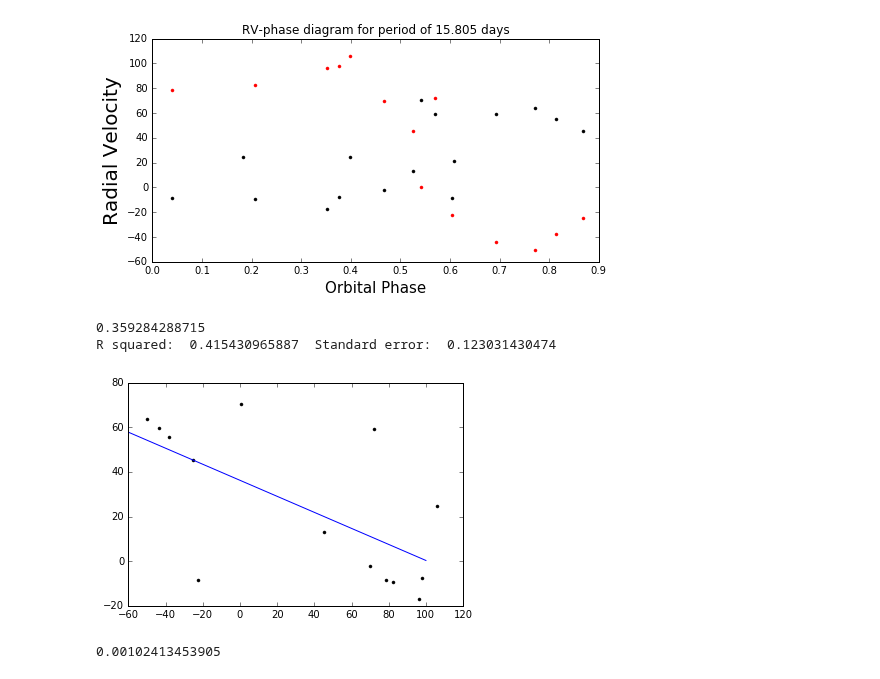
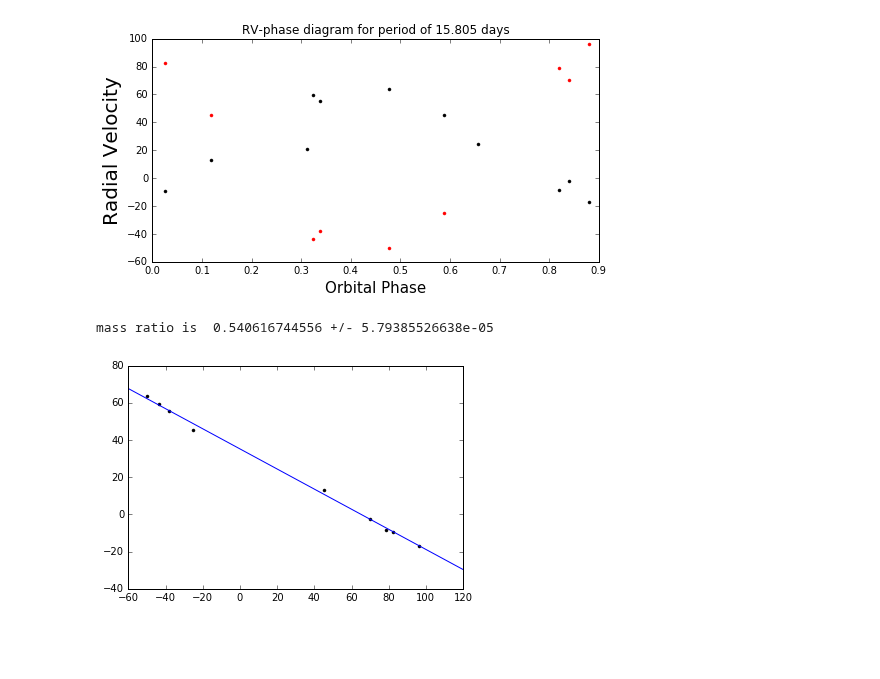
Before and after one commit to jacob-i-skinner/Orbit-Fitting, a Jupyter notebook: V1481 Ori.ipynb, the cells around one changed output. Cells and saved outputs as stored; diff of their text form; code cells hidden in the pictures; blank space fills up the shorter version.

```diff
--- a/V1481 Ori.ipynb
+++ b/V1481 Ori.ipynb
@@ -149,7 +76,7 @@ Periodogram peaks above a power of 0.25: []
 # %%
 fig, ((ax1)) = plt.subplots(1,1, sharex='col', sharey='row')
-ax1.plot(phases(maxima(0.3)[3], 0, JDp), RVp, 'k.')
-ax1.plot(phases(maxima(0.3)[3], 0, JDs), RVs, 'r.')
+ax1.plot(phases(maxima(0.3, x, y, y2)[3], 0, JDp), RVp, 'k.')
+ax1.plot(phases(maxima(0.3, x, y, y2)[3], 0, JDs), RVs, 'r.')
 ax1.set_title('RV-phase diagram for period of 15.805 days')
 ax1.set_xlabel('Orbital Phase', size='15')
 ax1.set_ylabel('Radial Velocity', size='20')
@@ -157,25 +84,14 @@ ax1.set_ylabel('Radial Velocity', size='20')
 fig.set_figwidth(8)
 #plt.savefig(filename + ' RV-phase diagram.pdf')
 # %% [output]
-[figure, old version]
+[figure, new version]
 # %%
-#below is the mass ratio calculation
+mass_ratio, intercept, r_squared, standard_error, slope_error = massRatio(RVs,RVp, system)
 p = [datum[1] for datum in system if not np.isnan(datum[1]+datum[2])]
 s = [datum[2] for datum in system if not np.isnan(datum[1]+datum[2])]
-slope, intercept, r_value, p_value, std_err = stats.linregress(s,p)
-R2 = r_value**2
 plt.plot(s, p, 'k.')
-plt.plot(np.linspace(-60, 100, num=4), slope*np.linspace(-60, 100, num=4)+intercept)
-print(-slope)
-print('R squared: ', R2, ' Standard error: ', std_err)
+plt.plot(np.array([-60, 120]), -mass_ratio*np.array([-60, 120])+intercept)
+print('mass ratio is ', mass_ratio, "+/-", slope_error)
 # %% [output]
-0.359284288715
-R squared:  0.415430965887  Standard error:  0.123031430474
+mass ratio is  0.540616744556 +/- 5.79385526638e-05
-[figure, old version]
+[figure, new version]
-# %%
-mp = np.asarray(p).mean()
-sp2 = ((p-mp)**2).sum()
-sd_slope = std_err * np.sqrt(1./sp2)
-print(sd_slope)
-# %% [output]
-0.00102413453905
```
Also changed, not shown: parts of 4 cells of this notebook, 7 other files.
